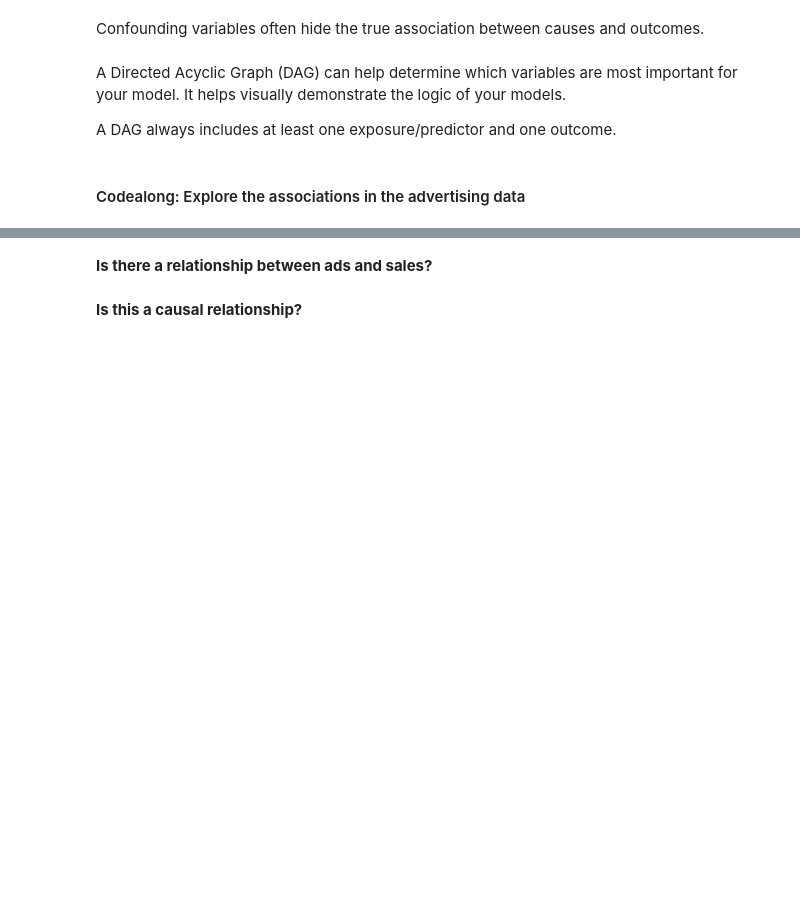
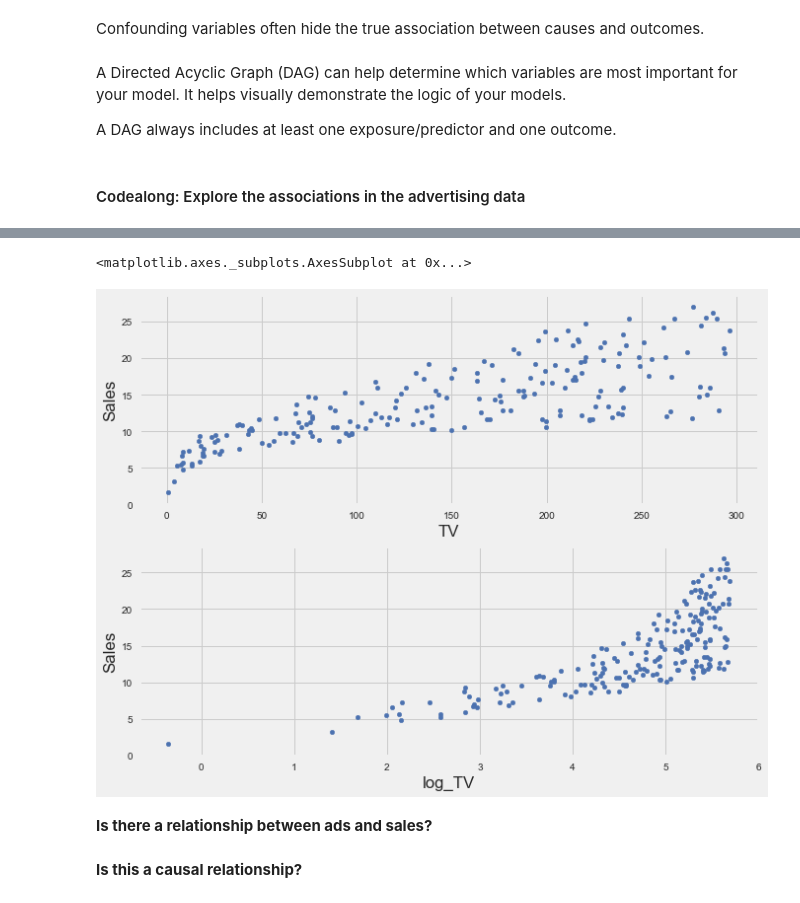
Before and after one commit to ekim1394/kaggleRainforest, a Jupyter notebook: lessons/Lesson07_Statistics_2/statistics_fundamentals_p2_starter.ipynb, the cells around one changed output, grey strips where cells are left out. Cells and saved outputs as stored; diff of their text form; code cells hidden in the pictures; blank space fills up the shorter version.

```diff
--- a/lessons/Lesson07_Statistics_2/statistics_fundamentals_p2_starter.ipynb
+++ b/lessons/Lesson07_Statistics_2/statistics_fundamentals_p2_starter.ipynb
@@ -400,3 +446,11 @@ A DAG always includes at least one exposure/predictor and one outcome.
+# %%
+# Plot a scatter plot of TV on Sales and log_TV on Sa1es
+fig, axs = plt.subplots(2,1,sharey=True, figsize=(10,8))
+data.plot(kind='scatter',x='TV',y='Sales',ax=axs[0])
+data.plot(kind='scatter',x='log_TV',y='Sales',ax=axs[1])
+# %% [output]
+<matplotlib.axes._subplots.AxesSubplot at 0x...>
+[figure, added]
 # %% [markdown]
 **Is there a relationship between ads and sales?**
 # %% [markdown]
```
Also changed, not shown: parts of 10 cells of this notebook, 1 other file.
